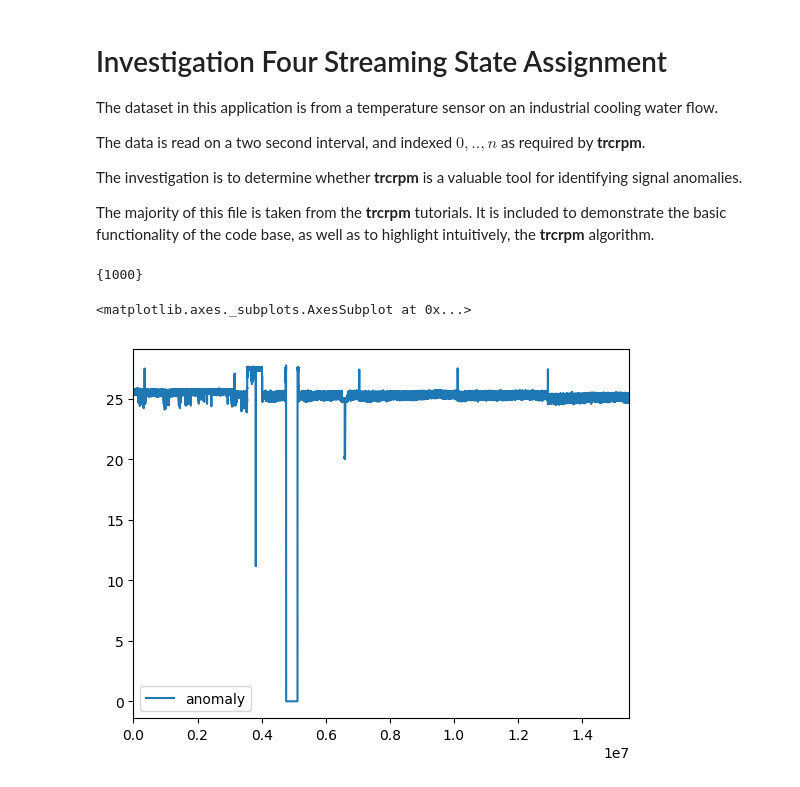
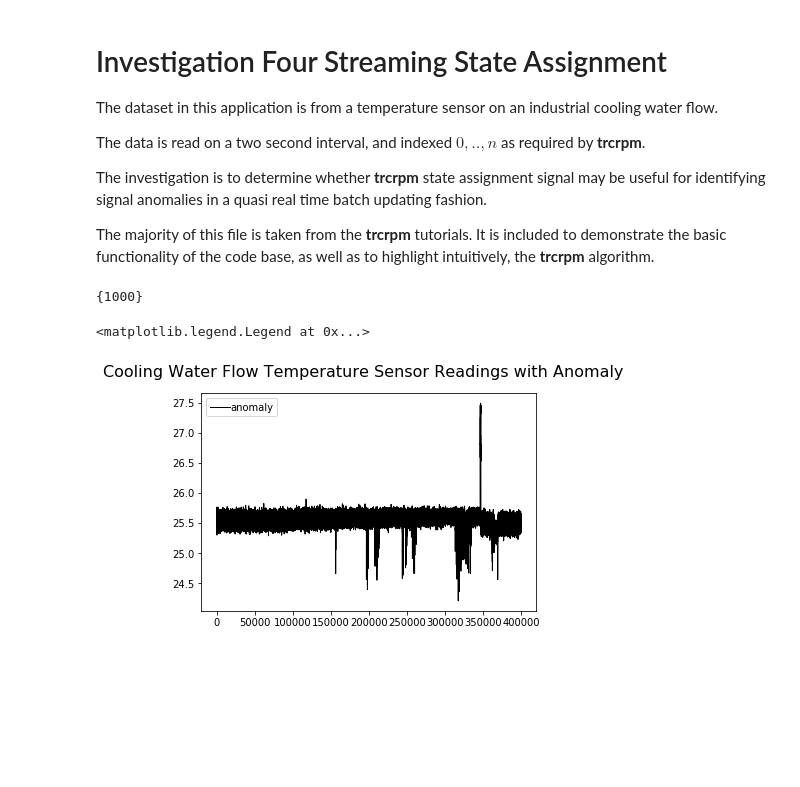
Before and after one commit to nick-torenvliet/bnp_time_series, a Jupyter notebook: jupyter/investigation_04_streaming_state_assignment.ipynb, the cells around one changed output. Cells and saved outputs as stored; diff of their text form; code cells hidden in the pictures; blank space fills up the shorter version.

```diff
--- a/jupyter/investigation_04_streaming_state_assignment.ipynb
+++ b/jupyter/investigation_04_streaming_state_assignment.ipynb
@@ -5,11 +5,12 @@ The dataset in this application is from a temperature sensor on an industrial co
 
 The data is read on a two second interval, and indexed $0,.., n$ as required by __trcrpm__.
 
-The investigation is to determine whether __trcrpm__ is a valuable tool for identifying signal anomalies.
+The investigation is to determine whether __trcrpm__ state assignment signal may be useful for identifying signal anomalies in a quasi real time batch updating fashion.
 
 The majority of this file is taken from the __trcrpm__ tutorials.  It is included to demonstrate the
 basic functionality of the code base, as well as to highlight intuitively, the __trcrpm__ algorithm.
 # %%
+# the required python libraries imported
 import pandas as pd
 import matplotlib
 import matplotlib.pyplot as plt
@@ -21,16 +22,27 @@ from bokeh.core.validation import silence
 from bokeh.core.validation.warnings import MISSING_RENDERERS
 from bokeh.layouts import column
 from IPython.core.display import display, HTML
-display(HTML("<style>div.output_scroll { height: 60em; }</style>"))
-%matplotlib inline
-silence(MISSING_RENDERERS, True)
-# %% [output]
-{1000}
+# %%
+# indicates to jupyer how the plots are to be displayed and sized and some other
+# housekeeping particular to this notebook
+plt.rcParams['figure.figsize'] = [15, 10]
+display(HTML("<style>div.output_scroll { height: 60em; }</style>"))
+%matplotlib inline
+silence(MISSING_RENDERERS, True)
+# %% [output]
+{1000}
 # %%
-anomaly = pd.read_csv("./data/anomaly.csv", index_col=0)
+data = pd.read_csv("../data/anomaly0245.csv", index_col=0)
-# %%
-anomaly.plot()
-# %% [output]
-<matplotlib.axes._subplots.AxesSubplot at 0x...>
-[figure, removed]
+# %%
+# Plot the data
+fig, axes = plt.subplots(nrows=len(data.columns))
+fig.suptitle('Cooling Water Flow Temperature Sensor Readings with Anomaly', fontsize=16)
+index = list(data.columns).index(data.columns[0])
+x_observed = data.index
+y_observed = data.loc[:,data.columns[0]]
+axes.plot(x_observed, y_observed, label=data.columns[0], color='k', linewidth=1)
+axes.legend(loc='upper left', handletextpad=0)
+# %% [output]
+<matplotlib.legend.Legend at 0x...>
+[figure, added]
 # %%
```
Also changed, not shown: parts of 1 cell of this notebook, 2 other files.
